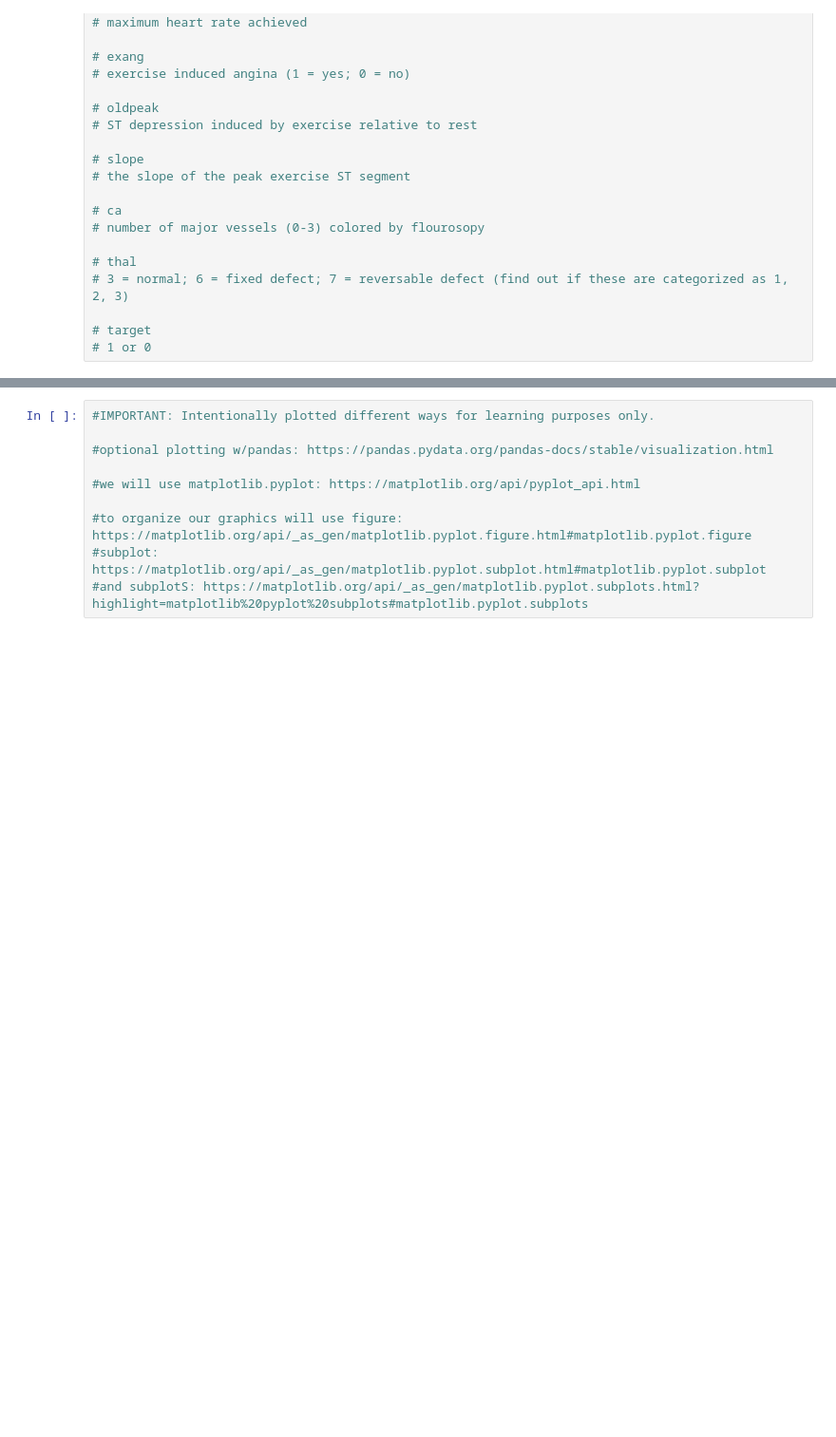
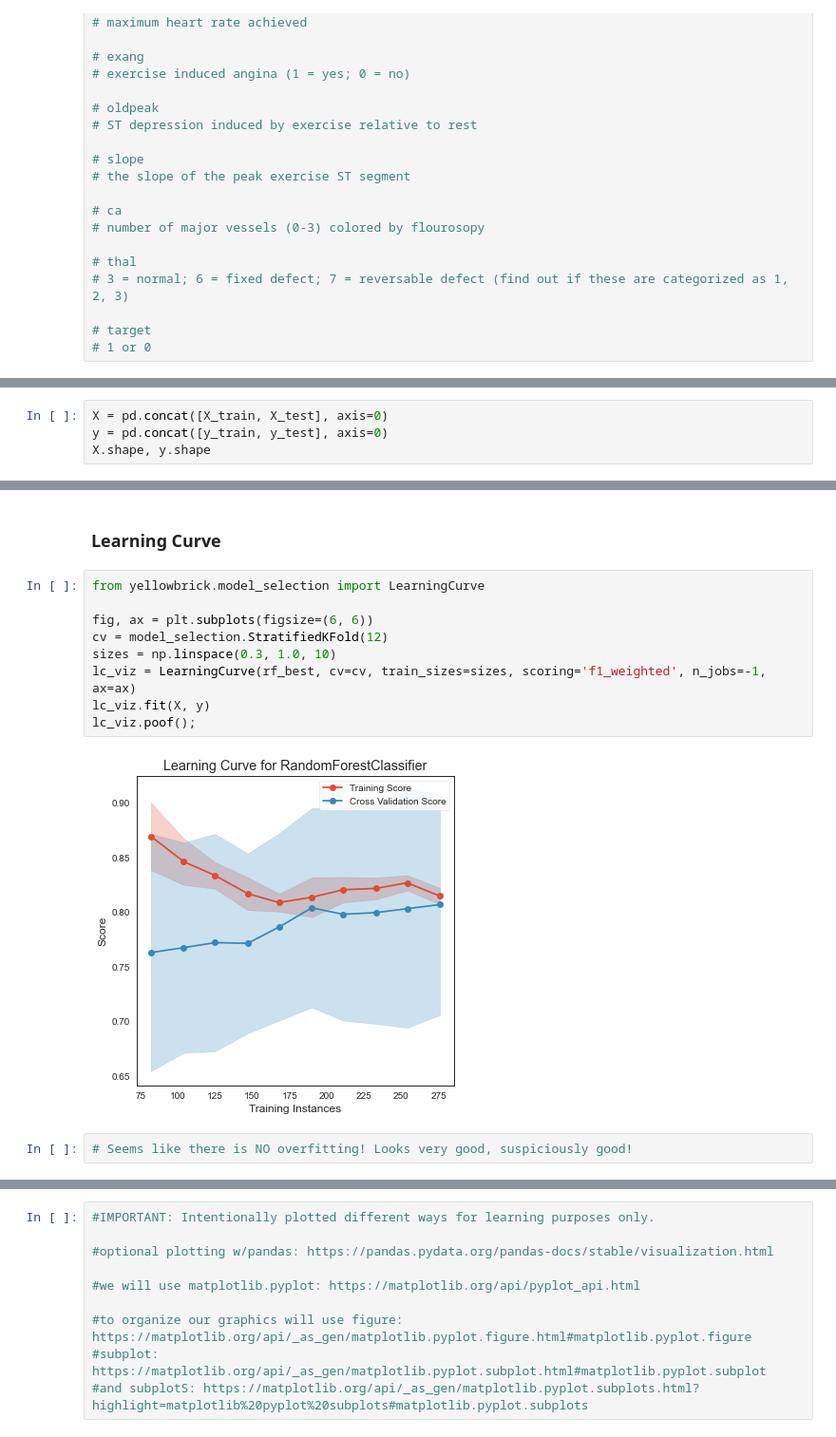
Before and after one commit to kovusseyit/Heart_UCI, a Jupyter notebook: heart_uci.ipynb, the cells around one changed output, grey strips where cells are left out. Shown at 95% size. Drawn from its saved outputs; the diff is of its cells as text; blank space fills up the shorter version.

```diff
--- a/heart_uci.ipynb
+++ b/heart_uci.ipynb
@@ -284,0 +322,4 @@ cp
+# %%
+X = pd.concat([X_train, X_test], axis=0)
+y = pd.concat([y_train, y_test], axis=0)
+X.shape, y.shape
@@ -284,0 +467,15 @@ cp
+# %% [markdown]
+### Learning Curve
+# %%
+from yellowbrick.model_selection import LearningCurve
+
+fig, ax = plt.subplots(figsize=(6, 6))
+cv = model_selection.StratifiedKFold(12)
+sizes = np.linspace(0.3, 1.0, 10)
+lc_viz = LearningCurve(rf_best, cv=cv, train_sizes=sizes, scoring='f1_weighted', n_jobs=-1, ax=ax)
+lc_viz.fit(X, y)
+lc_viz.poof();
+# %% [output]
+[figure, added]
+# %%
+# Seems like there is NO overfitting! Looks very good, suspiciously good!
```
Also changed, not shown: parts of 125 cells of this notebook.
